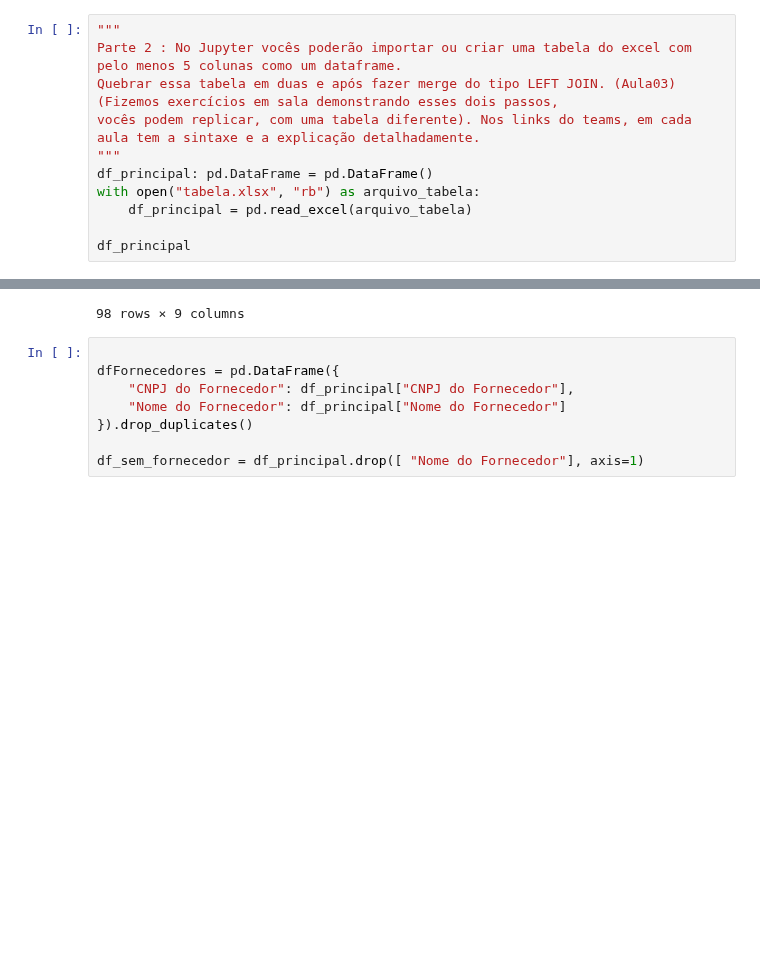
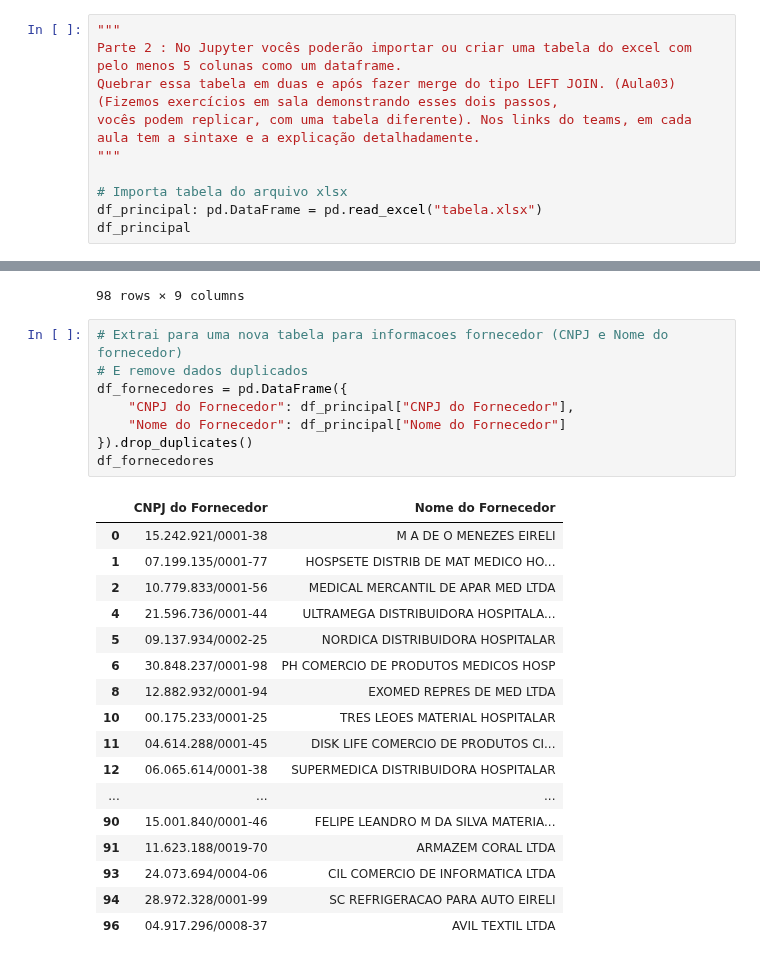
Before and after one commit to luis10barbo/big-data, a Jupyter notebook: parte2.ipynb, the cells around one changed output, grey strips where cells are left out. Cells and saved outputs as stored; diff of their text form; blank space fills up the shorter version.

Commit message:
Adicionados comentarios aos arquivos jupyter

```diff
--- a/parte2.ipynb
+++ b/parte2.ipynb
@@ -6,10 +6,9 @@ Parte 2 : No Jupyter vocês poderão importar ou criar uma tabela do excel com p
 Quebrar essa tabela em duas e após fazer merge do tipo LEFT JOIN. (Aula03) (Fizemos exercícios em sala demonstrando esses dois passos,
 vocês podem replicar, com uma tabela diferente). Nos links do teams, em cada aula tem a sintaxe e a explicação detalhadamente.
 """
-df_principal: pd.DataFrame = pd.DataFrame()
-with open("tabela.xlsx", "rb") as arquivo_tabela:
-    df_principal = pd.read_excel(arquivo_tabela)
 
+# Importa tabela do arquivo xlsx
+df_principal: pd.DataFrame = pd.read_excel("tabela.xlsx")
 df_principal
 # %% [output]
 |  | CNPJ da Unidade | Categoria da Despesa | CNPJ do Fornecedor | Nome do Fornecedor | Numero da NF | ... |
@@ -26,10 +25,28 @@ df_principal
 | 97 | 09.039.744/0003-56 | 3.8 - Uniformes, Tecidos e Aviame... | 08.674.752/0001-40 | CIRURGICA MONTEBELLO LTDA | 75400 | ... |
 98 rows × 9 columns
 # %%
-
-dfFornecedores = pd.DataFrame({
+# Extrai para uma nova tabela para informacoes fornecedor (CNPJ e Nome do fornecedor)
+# E remove dados duplicados
+df_fornecedores = pd.DataFrame({
     "CNPJ do Fornecedor": df_principal["CNPJ do Fornecedor"],
     "Nome do Fornecedor": df_principal["Nome do Fornecedor"]
 }).drop_duplicates()
-
-df_sem_fornecedor = df_principal.drop([ "Nome do Fornecedor"], axis=1)
+df_fornecedores
+# %% [output]
+|  | CNPJ do Fornecedor | Nome do Fornecedor |
+| 0 | 15.242.921/0001-38 | M A DE O MENEZES EIRELI |
+| 1 | 07.199.135/0001-77 | HOSPSETE DISTRIB DE MAT MEDICO HO... |
+| 2 | 10.779.833/0001-56 | MEDICAL MERCANTIL DE APAR MED LTDA |
+| 4 | 21.596.736/0001-44 | ULTRAMEGA DISTRIBUIDORA HOSPITALA... |
+| 5 | 09.137.934/0002-25 | NORDICA DISTRIBUIDORA HOSPITALAR |
+| 6 | 30.848.237/0001-98 | PH COMERCIO DE PRODUTOS MEDICOS HOSP |
+| 8 | 12.882.932/0001-94 | EXOMED REPRES DE MED LTDA |
+| 10 | 00.175.233/0001-25 | TRES LEOES MATERIAL HOSPITALAR |
+| 11 | 04.614.288/0001-45 | DISK LIFE COMERCIO DE PRODUTOS CI... |
+| 12 | 06.065.614/0001-38 | SUPERMEDICA DISTRIBUIDORA HOSPITALAR |
+| ... | ... | ... |
+| 90 | 15.001.840/0001-46 | FELIPE LEANDRO M DA SILVA MATERIA... |
+| 91 | 11.623.188/0019-70 | ARMAZEM CORAL LTDA |
+| 93 | 24.073.694/0004-06 | CIL COMERCIO DE INFORMATICA LTDA |
+| 94 | 28.972.328/0001-99 | SC REFRIGERACAO PARA AUTO EIRELI |
+| 96 | 04.917.296/0008-37 | AVIL TEXTIL LTDA |
```
Also changed, not shown: parts of 2 cells of this notebook, 1 other file.
